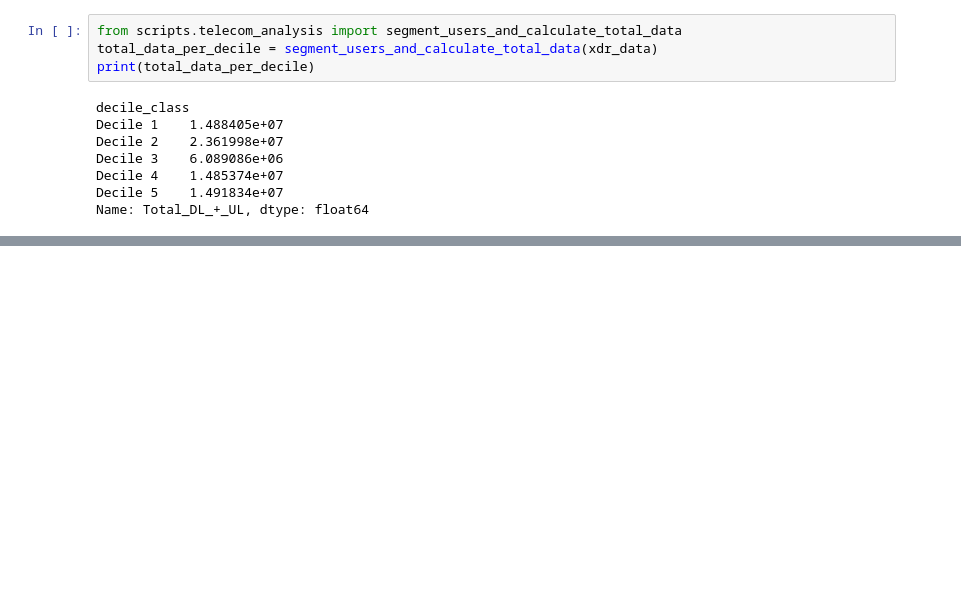
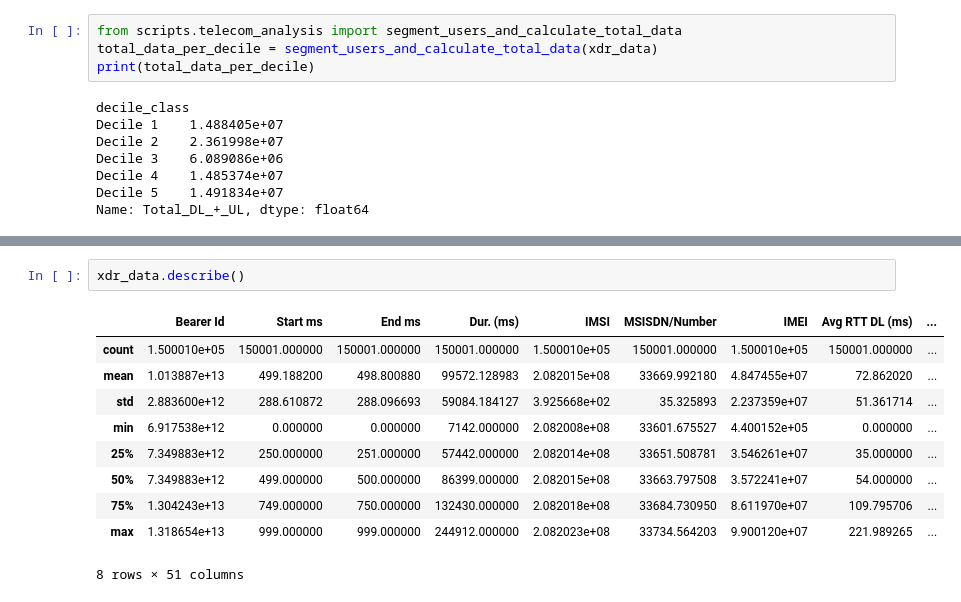
Before and after one commit to hanaDemma/TellCo-Telecom-Analysis-Week-2, a Jupyter notebook: notebooks/telecom_data_analysis.ipynb, the cells around one changed output, grey strips where cells are left out. Drawn from its saved outputs; the diff is of its cells as text; blank space fills up the shorter version.

```diff
--- a/notebooks/telecom_data_analysis.ipynb
+++ b/notebooks/telecom_data_analysis.ipynb
@@ -393,0 +401,13 @@ Name: Total_DL_+_UL, dtype: float64
+# %%
+xdr_data.describe()
+# %% [output]
+|  | Bearer Id | Start ms | End ms | Dur. (ms) | IMSI | MSISDN/Number | IMEI | Avg RTT DL (ms) | ... |
+| count | 1.500010e+05 | 150001.000000 | 150001.000000 | 150001.000000 | 1.500010e+05 | 150001.000000 | 1.500010e+05 | 150001.000000 | ... |
+| mean | 1.013887e+13 | 499.188200 | 498.800880 | 99572.128983 | 2.082015e+08 | 33669.992180 | 4.847455e+07 | 72.862020 | ... |
+| std | 2.883600e+12 | 288.610872 | 288.096693 | 59084.184127 | 3.925668e+02 | 35.325893 | 2.237359e+07 | 51.361714 | ... |
+| min | 6.917538e+12 | 0.000000 | 0.000000 | 7142.000000 | 2.082008e+08 | 33601.675527 | 4.400152e+05 | 0.000000 | ... |
+| 25% | 7.349883e+12 | 250.000000 | 251.000000 | 57442.000000 | 2.082014e+08 | 33651.508781 | 3.546261e+07 | 35.000000 | ... |
+| 50% | 7.349883e+12 | 499.000000 | 500.000000 | 86399.000000 | 2.082015e+08 | 33663.797508 | 3.572241e+07 | 54.000000 | ... |
+| 75% | 1.304243e+13 | 749.000000 | 750.000000 | 132430.000000 | 2.082018e+08 | 33684.730950 | 8.611970e+07 | 109.795706 | ... |
+| max | 1.318654e+13 | 999.000000 | 999.000000 | 244912.000000 | 2.082023e+08 | 33734.564203 | 9.900120e+07 | 221.989265 | ... |
+8 rows × 51 columns
```
Also changed, not shown: parts of 2 cells of this notebook.
